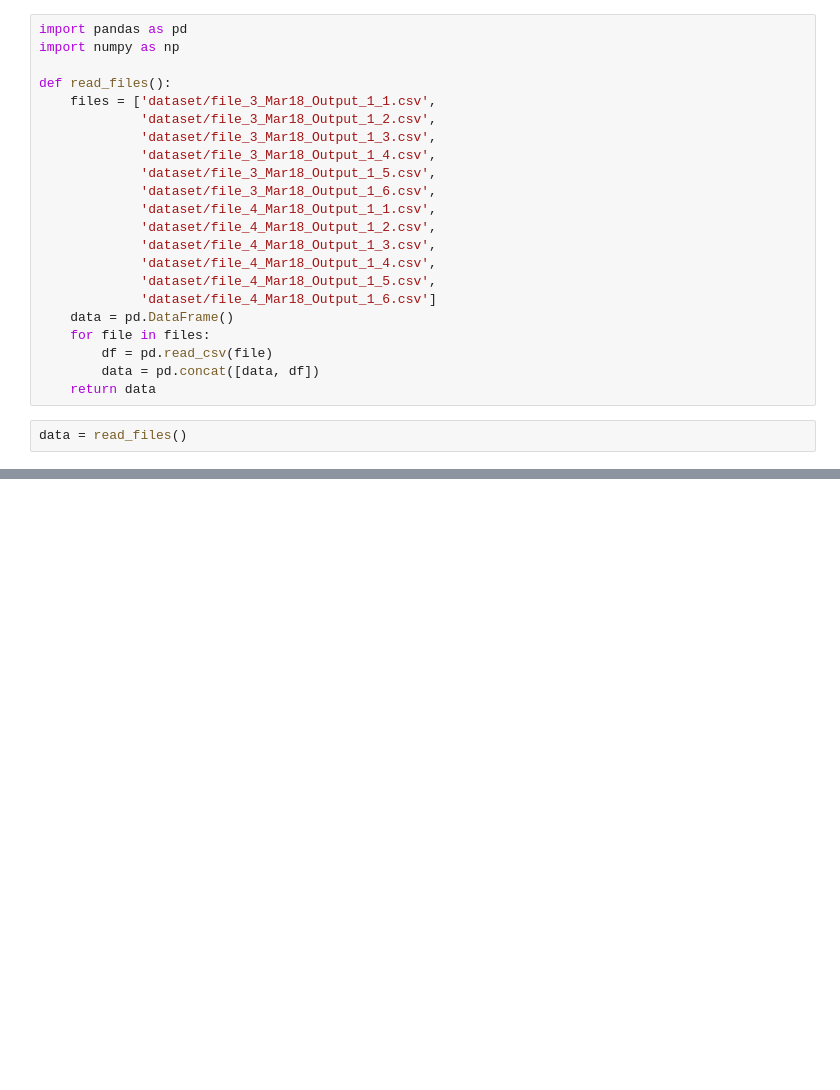
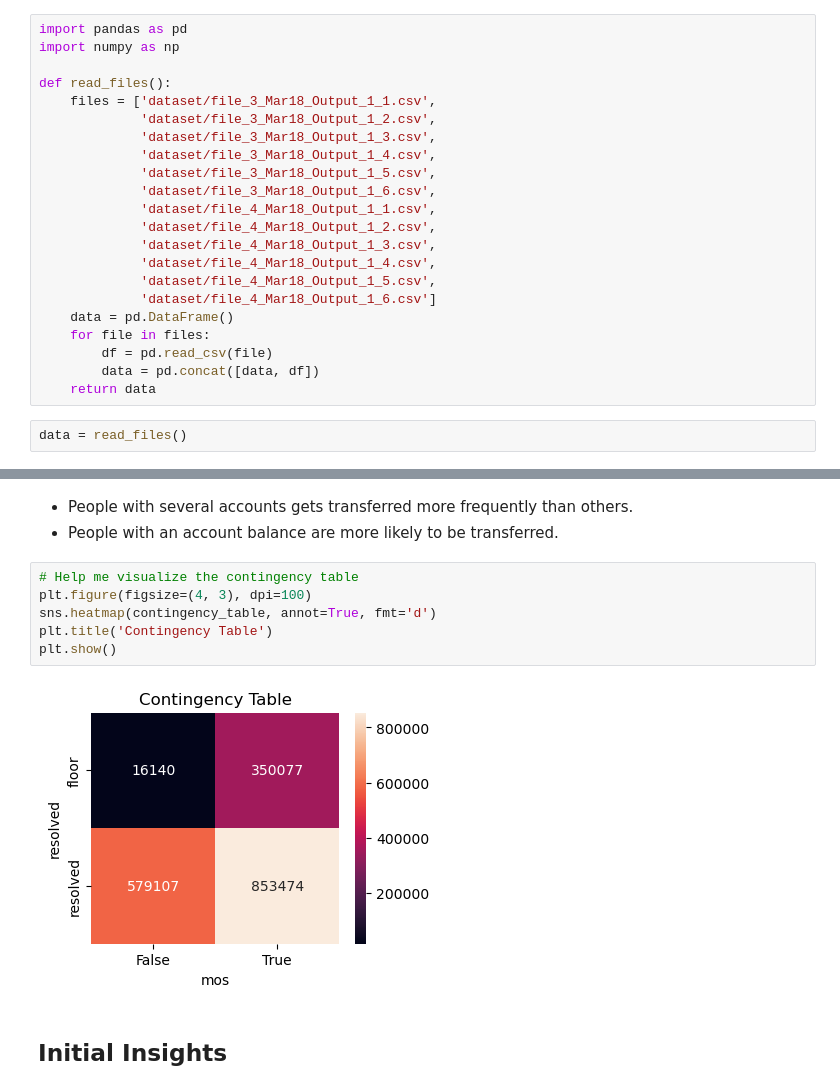
Before and after one commit to Johann-Cardenas/Datathon-2024, a Jupyter notebook: EDA.ipynb, the cells around one changed output, grey strips where cells are left out. Cells and saved outputs as stored; diff of their text form; blank space fills up the shorter version.

```diff
--- a/EDA.ipynb
+++ b/EDA.ipynb
@@ -44,0 +173,13 @@ print(data.head(5))
+# %% [markdown]
+- People with several accounts gets transferred more frequently than others.
+- People with an account balance are more likely to be transferred.
+# %%
+# Help me visualize the contingency table
+plt.figure(figsize=(4, 3), dpi=100)
+sns.heatmap(contingency_table, annot=True, fmt='d')
+plt.title('Contingency Table')
+plt.show()
+# %% [output]
+[figure, added]
+# %% [markdown]
+## **Initial Insights**
```
Also changed, not shown: parts of 15 cells of this notebook.
